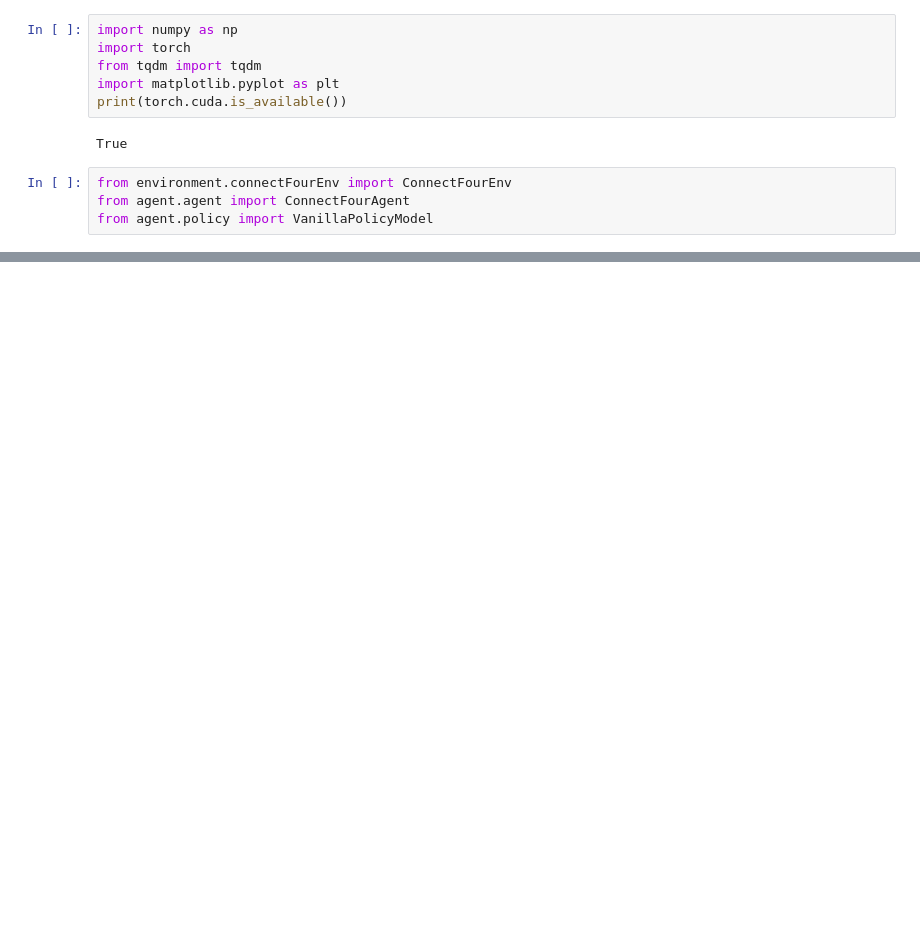
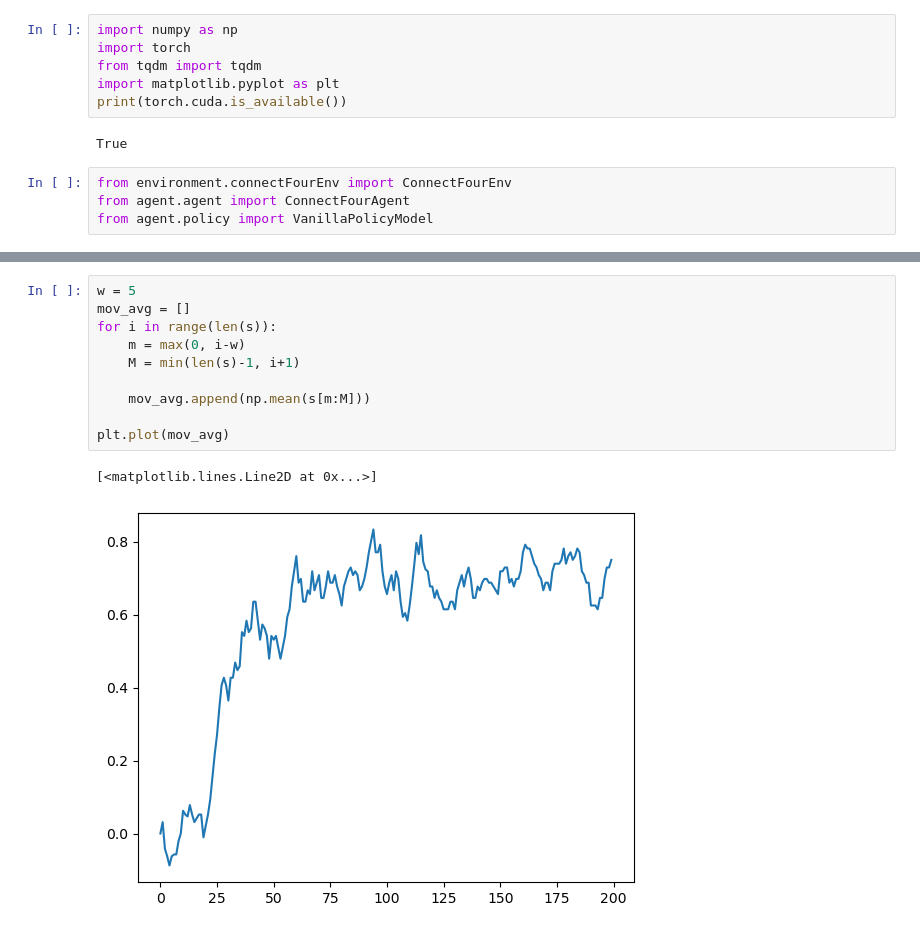
Before and after one commit to LeoSerena/RL_implementations, a Jupyter notebook: power4_RL.ipynb, the cells around one changed output, grey strips where cells are left out. Drawn from its saved outputs; the diff is of its cells as text; blank space fills up the shorter version.

```diff
--- a/power4_RL.ipynb
+++ b/power4_RL.ipynb
@@ -294,0 +104,13 @@ scores
+# %%
+w = 5
+mov_avg = []
+for i in range(len(s)):
+    m = max(0, i-w)
+    M = min(len(s)-1, i+1)
+
+    mov_avg.append(np.mean(s[m:M]))
+
+plt.plot(mov_avg)
+# %% [output]
+[<matplotlib.lines.Line2D at 0x...>]
+[figure, added]
```
Also changed, not shown: parts of 10 cells of this notebook, 4 other files.
